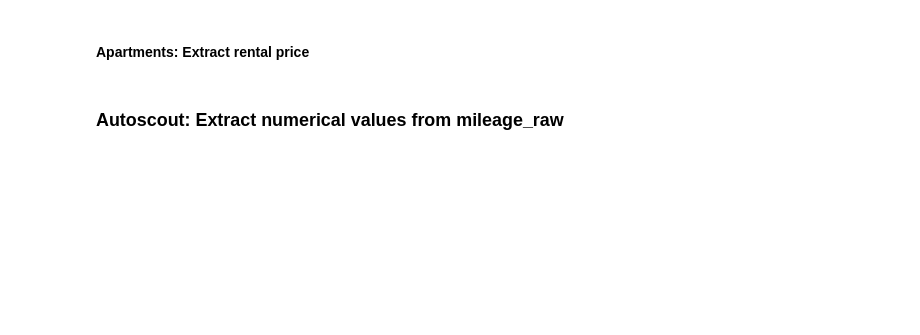
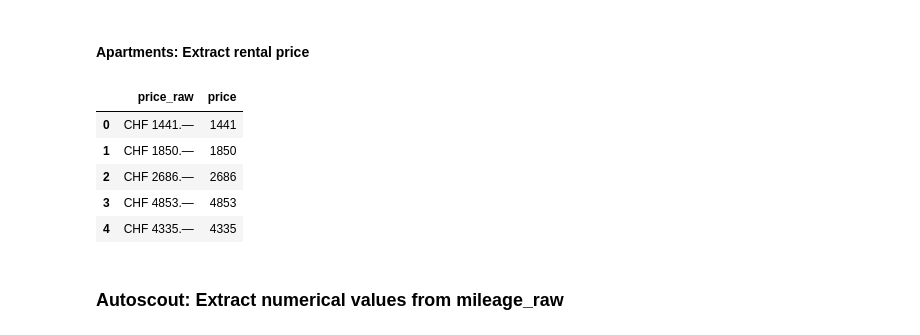
Before and after one commit to pyrat12/DS_HS2026_LNW, a Jupyter notebook: DS_HS2026_LNW_I_Examples/AP02/AP02 V4 Data Preparation/AP02 V4 DP Spick.ipynb, the cells around one changed output. Cells and saved outputs as stored; diff of their text form; code cells hidden in the pictures; blank space fills up the shorter version.

```diff
--- a/DS_HS2026_LNW_I_Examples/AP02/AP02 V4 Data Preparation/AP02 V4 DP Spick.ipynb
+++ b/DS_HS2026_LNW_I_Examples/AP02/AP02 V4 Data Preparation/AP02 V4 DP Spick.ipynb
@@ -588,27 +594,33 @@ df_apartments[['rooms_area_price_raw', 'area']].head()      #Rohtext und extrahi
 #### Apartments: Extract rental price
 # %%
 # Extract values from 'price_raw' strings
-price = []                                          #Leere Liste für die extrahierten Preise erstellen
-for i in df_apartments['price_raw']:                           #Rohtexte einzeln durchlaufen; i enthält jeweils den aktuellen Text
-    d1 = re.findall(r"CHF\s*(\d+)\.—", i)           #Ganze Zahl zwischen CHF und .— suchen; "CHF 1441.—" ergibt ["1441"]
-    try:                                            #Versuchen, den ersten Treffer zu verarbeiten
-        d2 = d1[0].strip()                          #Ersten Treffer nehmen und äusseren Leerraum entfernen
-    except IndexError:                              #Wenn die Trefferliste leer ist, existiert d1[0] nicht
-        d2 = None                                   #Kein passender Preis gefunden: fehlenden Wert verwenden
-    price.append(d2)                                #Ergebnis zur Liste hinzufügen; ein Eintrag pro Tabellenzeile
+price = []                                                                      #Leere Liste für die extrahierten Preise erstellen
+for i in df_dpspick_apartments['price_raw']:                                   #Rohtexte einzeln durchlaufen; i enthält jeweils den aktuellen Text
+    d1 = re.findall(r"CHF\s*(\d+)\.—", i)                                       #Ganze Zahl zwischen CHF und .— suchen; "CHF 1441.—" ergibt ["1441"]
+    try:                                                                        #Versuchen, den ersten Treffer zu verarbeiten
+        d2 = d1[0].strip()                                                      #Ersten Treffer nehmen und äusseren Leerraum entfernen
+    except IndexError:                                                          #Wenn die Trefferliste leer ist, existiert d1[0] nicht
+        d2 = None                                                               #Kein passender Preis gefunden: fehlenden Wert verwenden
+    price.append(d2)                                                            #Ergebnis zur Liste hinzufügen; ein Eintrag pro Tabellenzeile
 
 # Save as new variable in the pandas data frame
-df_apartments['price'] = pd.Series(price, dtype="Int64")       #Als neue Ganzzahlspalte speichern; Int64 erlaubt fehlende Werte
+df_dpspick_apartments['price'] = pd.Series(price, dtype="Int64")                #Als neue Ganzzahlspalte speichern; Int64 erlaubt fehlende Werte
 
 # Show first records of data frame
-df_apartments[['price_raw', 'price']].head()                   #Rohtext und extrahierten Preis für die ersten fünf Zeilen anzeigen
+df_dpspick_apartments[['price_raw', 'price']].head()                            #Rohtext und extrahierten Preis für die ersten fünf Zeilen anzeigen
 
 #ANPASSEN: price_raw an die vorhandene Textspalte – an beiden Stellen
 #ANPASSEN: CHF und .— im Regex an Währung und genaue Schreibweise im Rohtext
 #ANPASSEN: 'price' an den gewünschten Zielspaltennamen – an beiden Stellen
-#NICHTS ANPASSEN: Listenname price, sofern er überall gleich bleibt
 #GEEIGNET: Ganze CHF-Beträge ohne Tausendertrennzeichen im Format "CHF 1441.—", nicht: "CHF 1'441.—", "CHF 1441.–" und Dezimalbeträge passen nicht zu diesem Muster
 #INDEX: Wurde df zuvor gefiltert, pd.Series(price, index=df.index, dtype="Int64") verwenden
+# %% [output]
+|  | price_raw | price |
+| 0 | CHF 1441.— | 1441 |
+| 1 | CHF 1850.— | 1850 |
+| 2 | CHF 2686.— | 2686 |
+| 3 | CHF 4853.— | 4853 |
+| 4 | CHF 4335.— | 4335 |
 # %% [markdown]
 ### Autoscout: Extract numerical values from mileage_raw
 # %%
```
Also changed, not shown: parts of 16 cells of this notebook, 1 other file.
